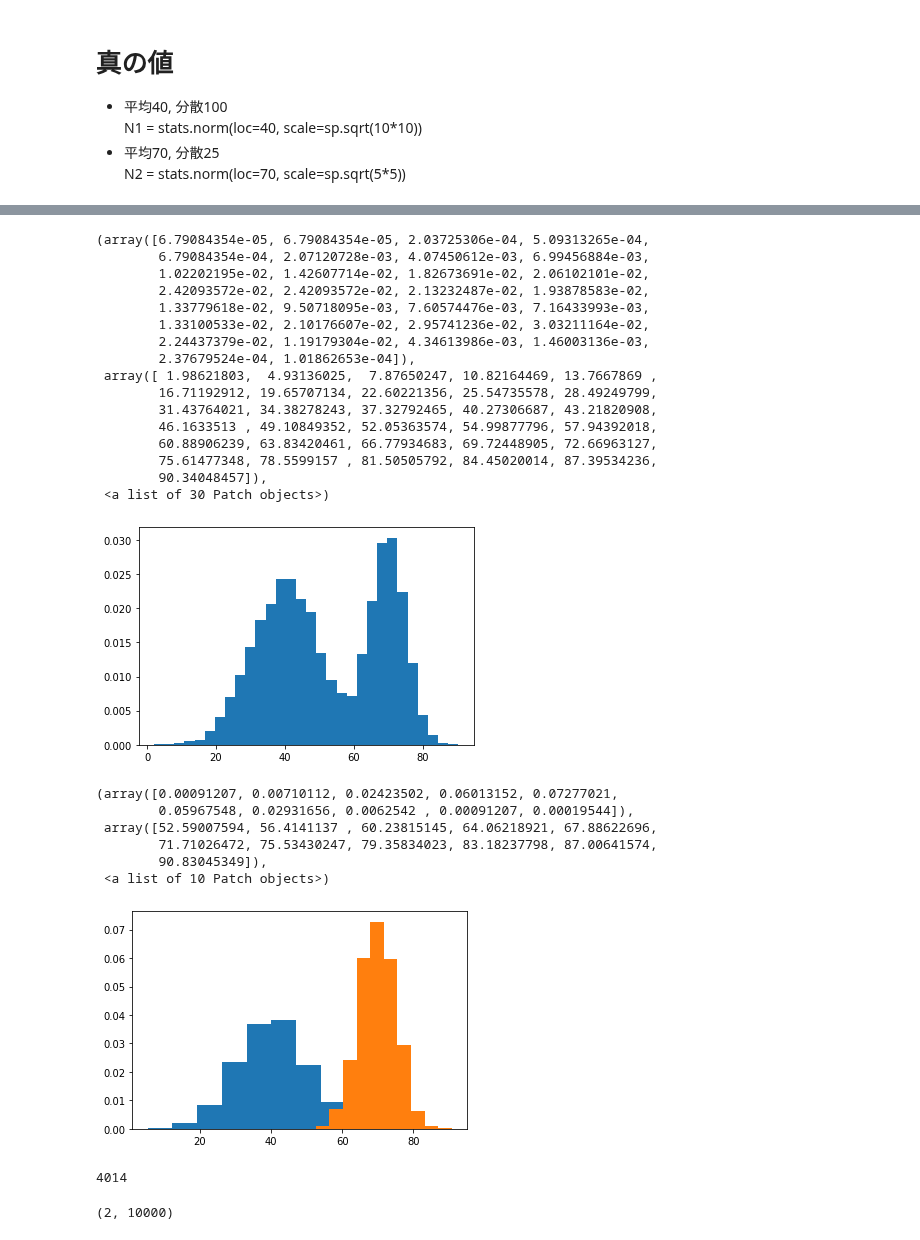
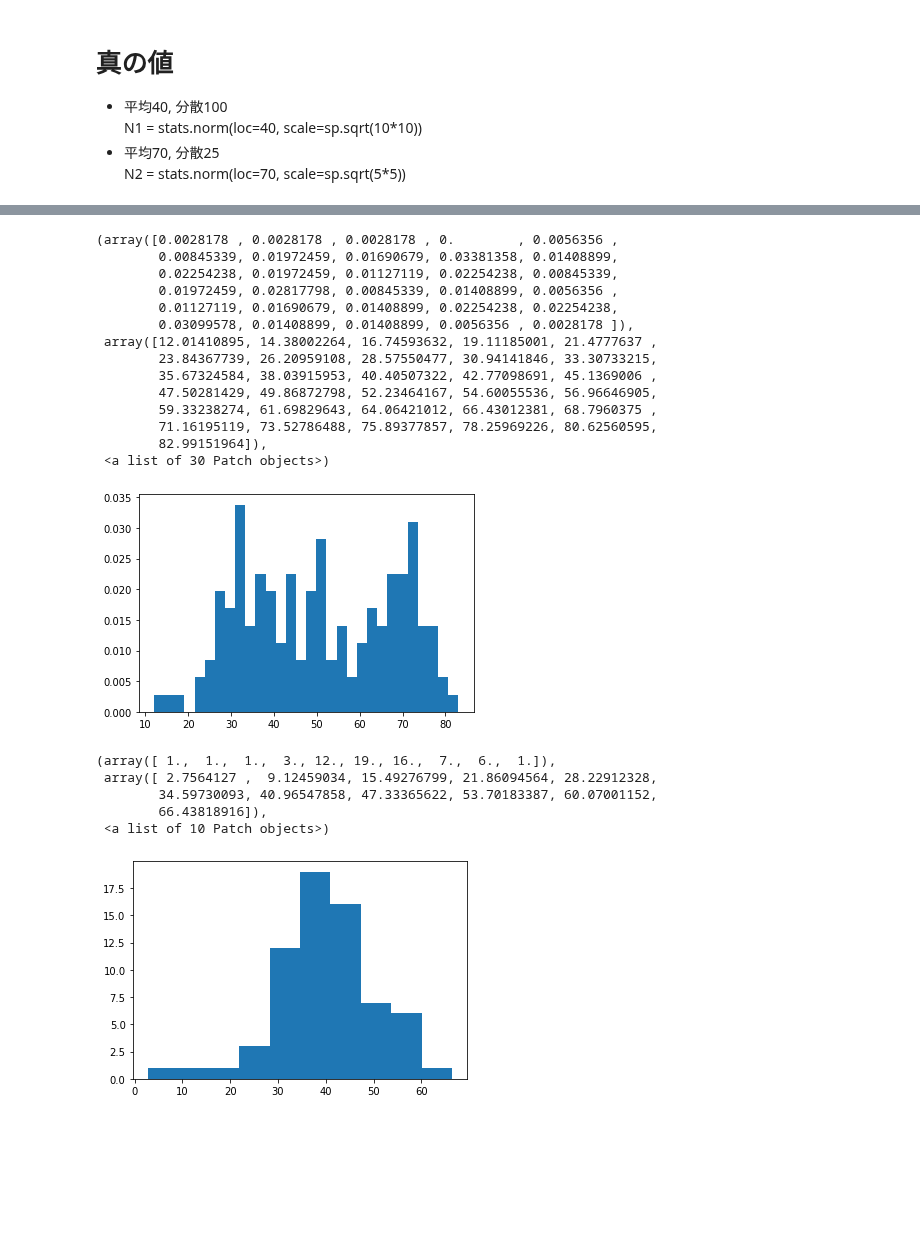
Before and after one commit to nori0724/COVID-19, a Jupyter notebook: notebook/practice/1次元混合正規分布のパラメータ推定.ipynb, the cells around one changed output, grey strips where cells are left out. Saved outputs shown, nothing was run; the diff lists cells and outputs as text; code cells hidden in the pictures; blank space fills up the shorter version.

```diff
--- a/notebook/practice/1次元混合正規分布のパラメータ推定.ipynb
+++ b/notebook/practice/1次元混合正規分布のパラメータ推定.ipynb
@@ -74,8 +74,8 @@ N1 = stats.norm(loc=40, scale=sp.sqrt(10*10))
 N2 = stats.norm(loc=70, scale=sp.sqrt(5*5))
 
 # rvs (Random variates) 確率変数
-s1 = N1.rvs(size=6000)
-s2 = N2.rvs(size=4000)
+s1 = N1.rvs(size=100)
+s2 = N2.rvs(size=50)
 
 # データの連結
 data_x = sp.hstack((s1, s2))
@@ -158,6 +163,6 @@ plt.plot(x, calc_mix_pdf(k_size, x, lambda_vec, mu_vec, sigma2_vec), label="ini"
 # %%
-# 70回繰り返す
-for i in sp.arange(70+1):
+# 80回繰り返す
+for i in sp.arange(80+1):
     # Estep
     # responsibilityの更新
     responsibility = EStep(k_size, data_x, lambda_vec, mu_vec, sigma2_vec)
@@ -225,45 +231,33 @@ new_N1 = stats.norm(loc=mu_vec[0], scale=sp.sqrt(sigma2_vec[0]))
 new_N2 = stats.norm(loc=mu_vec[1], scale=sp.sqrt(sigma2_vec[1]))
 
 # rvs (Random variates) 確率変数
-new_s1 = new_N1.rvs(size=int(lambda_vec[0]*10000))
-new_s2 = new_N2.rvs(size=int(lambda_vec[1]*10000))
+new_s1 = new_N1.rvs(size=int(lambda_vec[0]*100))
+new_s2 = new_N2.rvs(size=int(lambda_vec[1]*100))
 
 
 plt.hist(data_x, bins=30, density=True)
 # %% [output]
-(array([6.79084354e-05, 6.79084354e-05, 2.03725306e-04, 5.09313265e-04,
-        6.79084354e-04, 2.07120728e-03, 4.07450612e-03, 6.99456884e-03,
-        1.02202195e-02, 1.42607714e-02, 1.82673691e-02, 2.06102101e-02,
-        2.42093572e-02, 2.42093572e-02, 2.13232487e-02, 1.93878583e-02,
-        1.33779618e-02, 9.50718095e-03, 7.60574476e-03, 7.16433993e-03,
-        1.33100533e-02, 2.10176607e-02, 2.95741236e-02, 3.03211164e-02,
-        2.24437379e-02, 1.19179304e-02, 4.34613986e-03, 1.46003136e-03,
-        2.37679524e-04, 1.01862653e-04]),
- array([ 1.98621803,  4.93136025,  7.87650247, 10.82164469, 13.7667869 ,
-        16.71192912, 19.65707134, 22.60221356, 25.54735578, 28.49249799,
-        31.43764021, 34.38278243, 37.32792465, 40.27306687, 43.21820908,
-        46.1633513 , 49.10849352, 52.05363574, 54.99877796, 57.94392018,
-        60.88906239, 63.83420461, 66.77934683, 69.72448905, 72.66963127,
-        75.61477348, 78.5599157 , 81.50505792, 84.45020014, 87.39534236,
-        90.34048457]),
+(array([0.0028178 , 0.0028178 , 0.0028178 , 0.        , 0.0056356 ,
+        0.00845339, 0.01972459, 0.01690679, 0.03381358, 0.01408899,
+        0.02254238, 0.01972459, 0.01127119, 0.02254238, 0.00845339,
+        0.01972459, 0.02817798, 0.00845339, 0.01408899, 0.0056356 ,
+        0.01127119, 0.01690679, 0.01408899, 0.02254238, 0.02254238,
+        0.03099578, 0.01408899, 0.01408899, 0.0056356 , 0.0028178 ]),
+ array([12.01410895, 14.38002264, 16.74593632, 19.11185001, 21.4777637 ,
+        23.84367739, 26.20959108, 28.57550477, 30.94141846, 33.30733215,
+        35.67324584, 38.03915953, 40.40507322, 42.77098691, 45.1369006 ,
+        47.50281429, 49.86872798, 52.23464167, 54.60055536, 56.96646905,
+        59.33238274, 61.69829643, 64.06421012, 66.43012381, 68.7960375 ,
+        71.16195119, 73.52786488, 75.89377857, 78.25969226, 80.62560595,
+        82.99151964]),
  <a list of 30 Patch objects>)
-[figure, old version]
+[figure, new version]
 # %%
-plt.hist(new_s1, density=True)
-plt.hist(new_s2, density=True)
+plt.hist(new_s1)
 # %% [output]
-(array([0.00091207, 0.00710112, 0.02423502, 0.06013152, 0.07277021,
-        0.05967548, 0.02931656, 0.0062542 , 0.00091207, 0.00019544]),
- array([52.59007594, 56.4141137 , 60.23815145, 64.06218921, 67.88622696,
-        71.71026472, 75.53430247, 79.35834023, 83.18237798, 87.00641574,
-        90.83045349]),
+(array([ 1.,  1.,  1.,  3., 12., 19., 16.,  7.,  6.,  1.]),
+ array([ 2.7564127 ,  9.12459034, 15.49276799, 21.86094564, 28.22912328,
+        34.59730093, 40.96547858, 47.33365622, 53.70183387, 60.07001152,
+        66.43818916]),
  <a list of 10 Patch objects>)
-[figure, old version]
+[figure, new version]
-# %%
-int(lambda_vec[1]*10000)
-# %% [output]
-4014
-# %%
-responsibility.shape
-# %% [output]
-(2, 10000)
```
Also changed, not shown: parts of 14 cells of this notebook.
